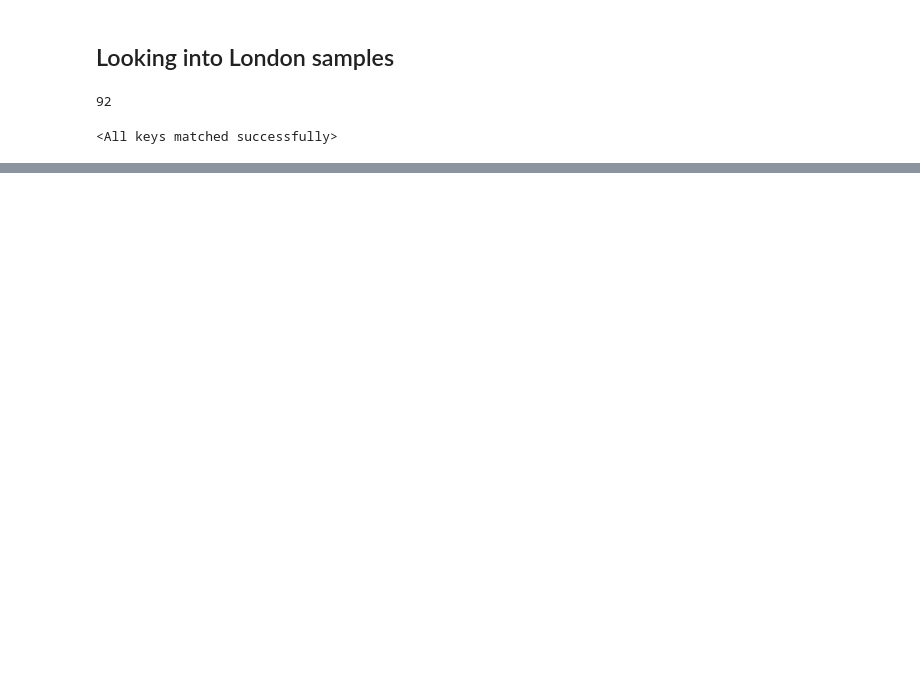
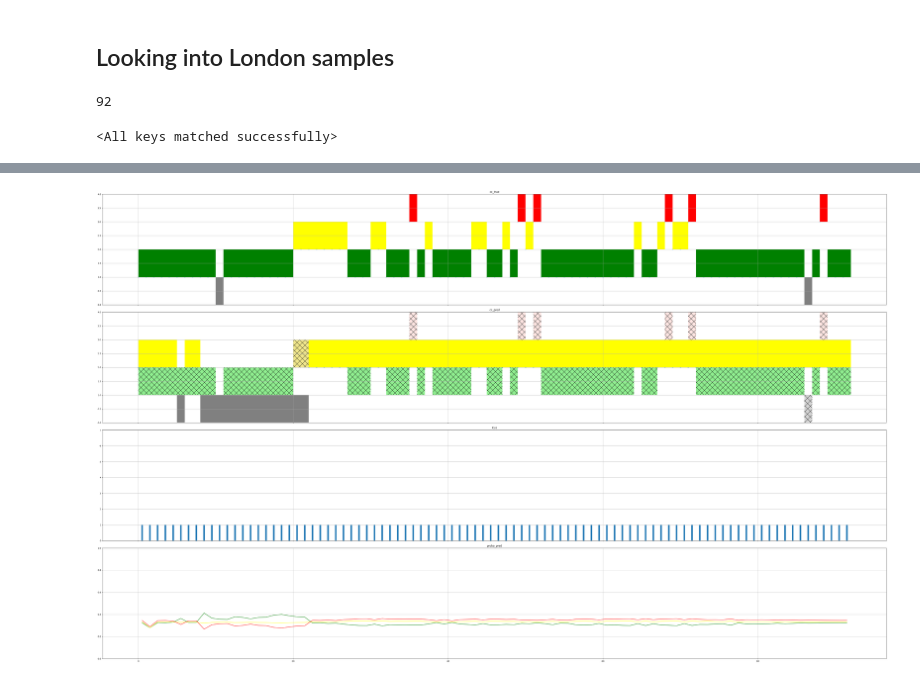
Before and after one commit to MarkusSpanring/NeurIPS2022-traffic4cast, a Jupyter notebook: baselines/GNN/explore_GNN_prediction.ipynb, the cells around one changed output, grey strips where cells are left out. Saved outputs shown, nothing was run; the diff lists cells and outputs as text; code cells hidden in the pictures; blank space fills up the shorter version.

```diff
--- a/baselines/GNN/explore_GNN_prediction.ipynb
+++ b/baselines/GNN/explore_GNN_prediction.ipynb
@@ -202,0 +272,6 @@ ax.set(xlabel='Prediction', ylabel='True Label')
+# %%
+# M25 near Waltham, eastbound
+u = 4737949241782541459
+v = 5177230596161574999
+plot(u, v, plot_df)
+# %% [output]
@@ -202,0 +295 @@ ax.set(xlabel='Prediction', ylabel='True Label')
+[figure, added]
```
Also changed, not shown: parts of 16 cells of this notebook, 3 other files.
